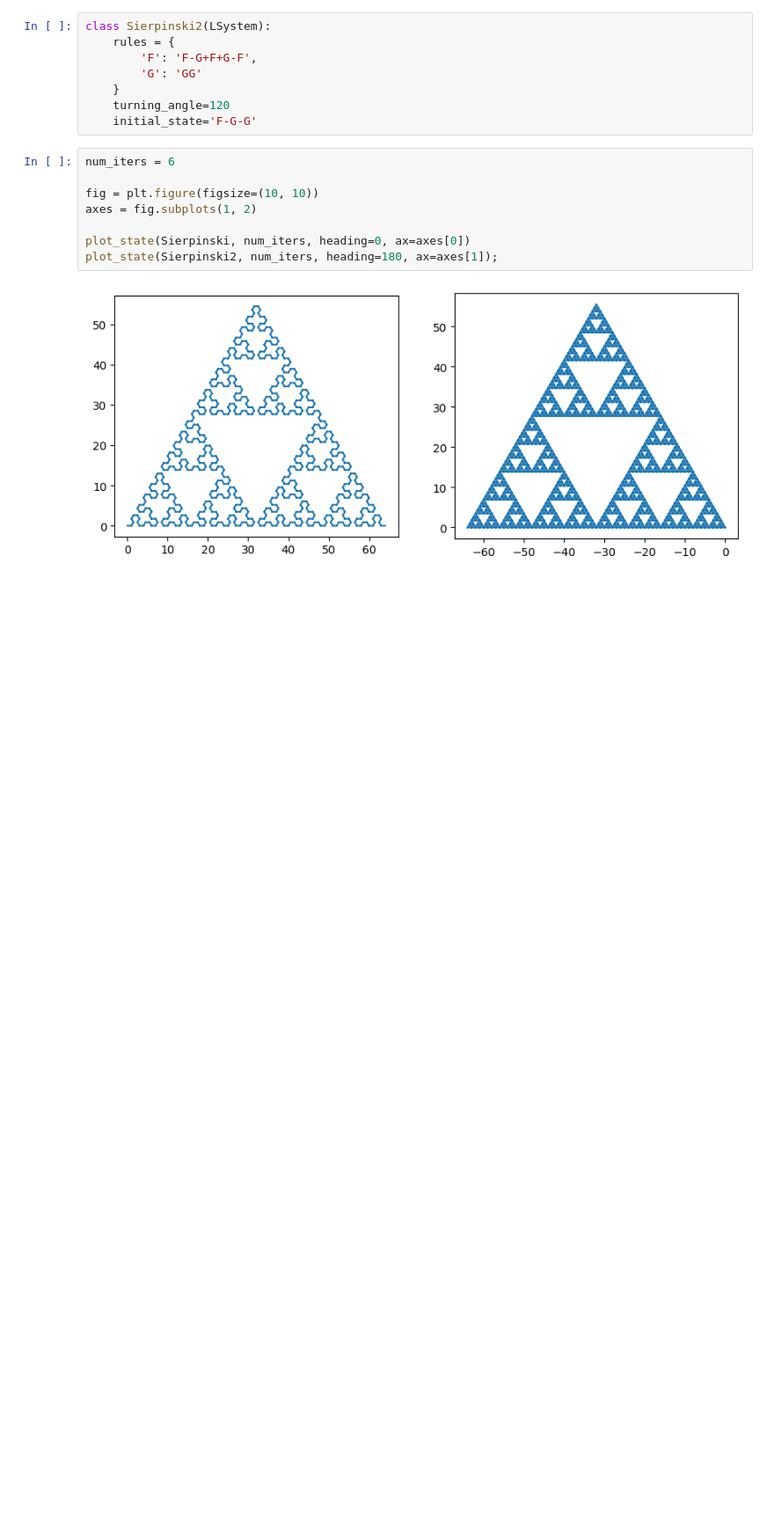
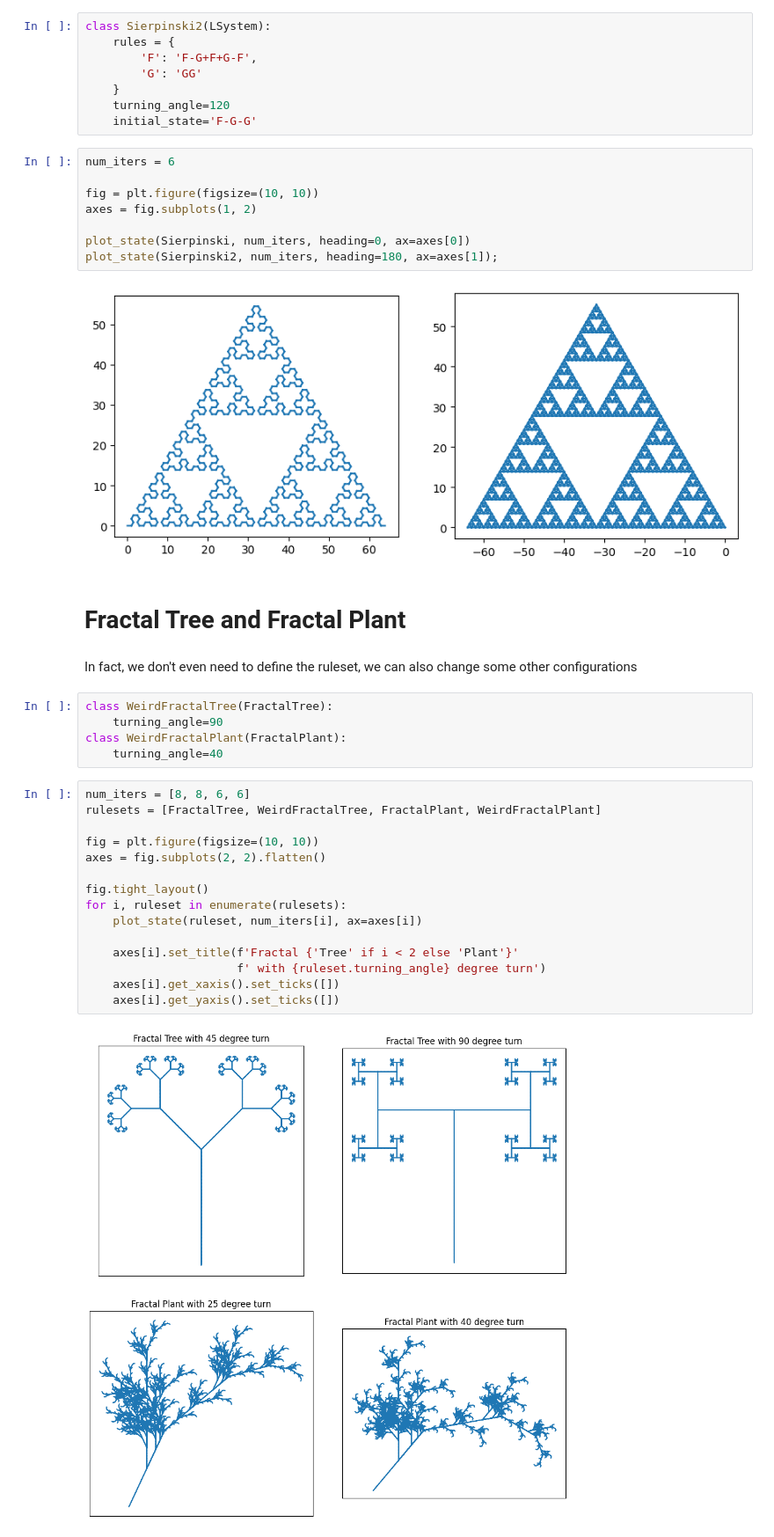
Before and after one commit to Ngoc-Cac/GraphicsDrawing, a Jupyter notebook: Lindenmayer/demo.ipynb, the cells around one changed output. Shown at 88% size. Cells and saved outputs as stored; diff of their text form; blank space fills up the shorter version.

```diff
--- a/Lindenmayer/demo.ipynb
+++ b/Lindenmayer/demo.ipynb
@@ -65,3 +67,29 @@ plot_state(Sierpinski, num_iters, heading=0, ax=axes[0])
 plot_state(Sierpinski2, num_iters, heading=180, ax=axes[1]);
 # %% [output]
 [figure]
+# %% [markdown]
+# Fractal Tree and Fractal Plant
+# %% [markdown]
+In fact, we don't even need to define the ruleset, we can also change some other configurations
+# %%
+class WeirdFractalTree(FractalTree):
+    turning_angle=90
+class WeirdFractalPlant(FractalPlant):
+    turning_angle=40
+# %%
+num_iters = [8, 8, 6, 6]
+rulesets = [FractalTree, WeirdFractalTree, FractalPlant, WeirdFractalPlant]
+
+fig = plt.figure(figsize=(10, 10))
+axes = fig.subplots(2, 2).flatten()
+
+fig.tight_layout()
+for i, ruleset in enumerate(rulesets):
+    plot_state(ruleset, num_iters[i], ax=axes[i])
+
+    axes[i].set_title(f'Fractal {'Tree' if i < 2 else 'Plant'}'
+                      f' with {ruleset.turning_angle} degree turn')
+    axes[i].get_xaxis().set_ticks([])
+    axes[i].get_yaxis().set_ticks([])
+# %% [output]
+[figure, added]
```
Also changed, not shown: parts of 1 cell of this notebook.
